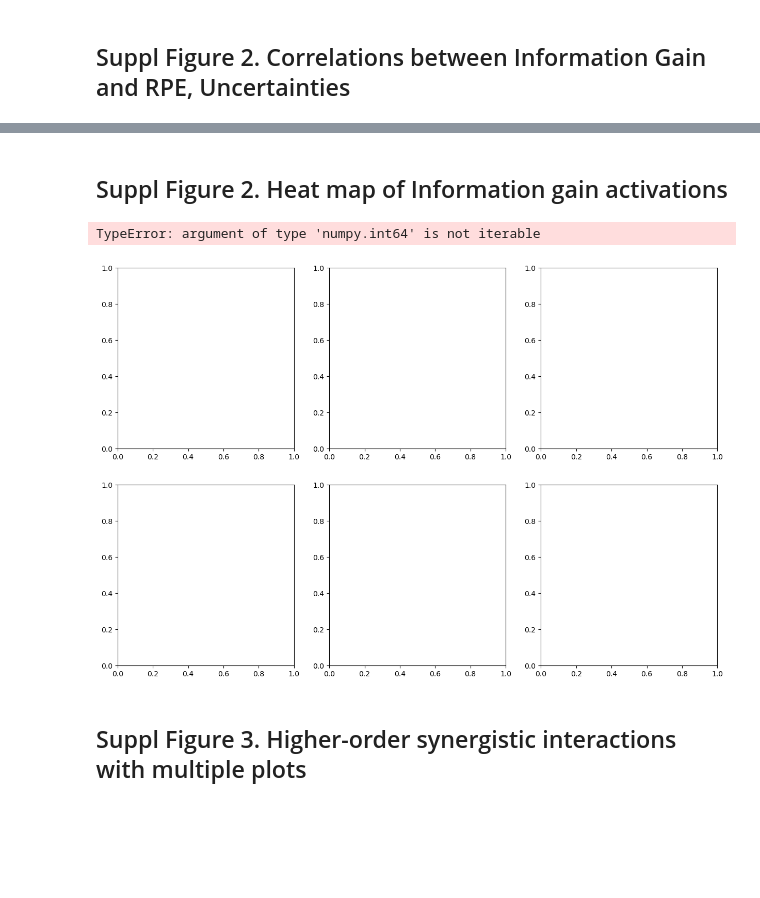
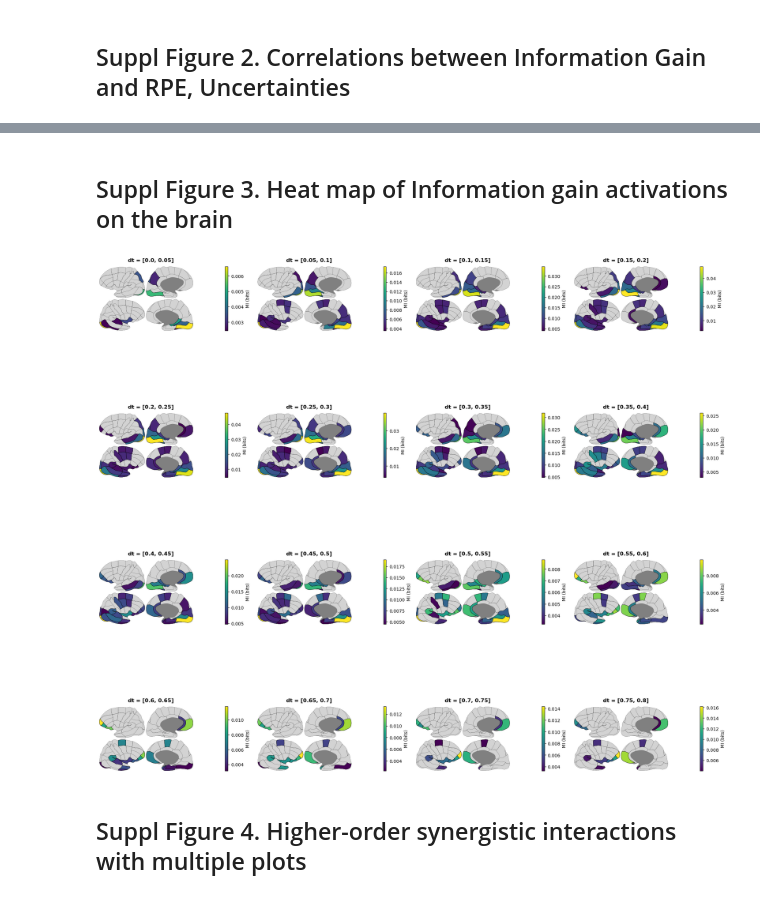
Before and after one commit to brainets/hosi_infogain, a Jupyter notebook: notebooks/suppl_figures.ipynb, the cells around one changed output, grey strips where cells are left out. Drawn from its saved outputs; the diff is of its cells as text; code cells hidden in the pictures; blank space fills up the shorter version.

Commit message:
Updated suppl figs

```diff
--- a/notebooks/suppl_figures.ipynb
+++ b/notebooks/suppl_figures.ipynb
@@ -94,5 +90,5 @@ plt.show()
 # %% [markdown]
-## Suppl Figure 2. Heat map of Information gain activations
+## Suppl Figure 3. Heat map of Information gain activations on the brain
 # %%
 # Load GCMI data
 Results_Dir = '/home/INT/brovelli.a/code/hosi_infogain/data/'
@@ -110,4 +106,5 @@ pvalues = data['pv']
 allroi = data.roi
 nroi = len(allroi)
 times = data.times
+labels = gcmi.roi
 # %%
@@ -169,74 +136,46 @@ dic_label = {label: np.random.rand() for label in labels}
-# %%
-def create_data_ggplot(dt, tmin=-0.7, tmax=1.):
-
-    # data selection
-    mi = dt['mi'].copy()
-    pv = dt['pv'] < 0.05
-
-    # roi selection
-    # crop times
-    mi = mi.sel(times=slice(tmin, tmax))
-    pv = pv.sel(times=slice(tmin, tmax))
-    is_roi = pv.any('times').values
-    assert np.any(is_roi)
-    mi = mi.sel(roi=is_roi)
-    pv = pv.sel(roi=is_roi)
-    mi_s = mi.copy()
-    mi_s.data[~pv.data] = np.nan
-    mi_parc = mi_s.mean('times')
-
-    indices = np.where(pv.any('times').values)[0]
-
-    data = {k: v for k, v in zip(indices, mi_parc.data)}
-
-    return data
 # %%
-import numpy as np
-import matplotlib.pyplot as plt
-
 # Define start and end times
-start_time = -0.2
-end_time = 1.0
+start_time = 0.
+end_time = 0.8
 
 # Define step
-step = 0.2
+step = 0.05
 
 # Generate time intervals
 time_intervals = [(start, start + step) for start in np.arange(start_time, end_time, step)]
 
 # Calculate number of rows and columns for subplots
 n = len(time_intervals)
-rows = 2
+rows = 4
 cols = int(np.ceil(n / rows))
 
 # Create subplots
 fig, axs = plt.subplots(rows, cols, figsize=(cols*5, rows*5))
 
 # Flatten axs for easy iteration
 axs = axs.flatten()
 
 for i, (tmin, tmax) in enumerate(time_intervals):
     data_slice = create_data_ggplot(data, tmin=tmin, tmax=tmax)
     # Check whether data  is not empty otherwise skip
     if not data_slice:
         continue
     # Round tmin and tmax to 2 decimal places
     tmin = round(tmin, 2)
     tmax = round(tmax, 2)
     title = f"dt = [{tmin}, {tmax}]"
     # select the correct subplot
     plt.subplot(rows, cols, i+1)
     ggplot_marsatlas(
         data_slice, ylabel="MI (bits)", fontsize=4, cmap='viridis',
         title=title, cbar_loc='right', ax=plt.gca())
 
 plt.tight_layout()
 plt.show()
 # %% [output]
-TypeError: argument of type 'numpy.int64' is not iterable
-[figure, old version]
+[figure, new version]
 # %% [markdown]
-## Suppl Figure 3. Higher-order synergistic interactions with multiple plots
+## Suppl Figure 4. Higher-order synergistic interactions with multiple plots
 # %%
 import numpy as np
 from scipy import stats
```
Also changed, not shown: parts of 7 cells of this notebook.
